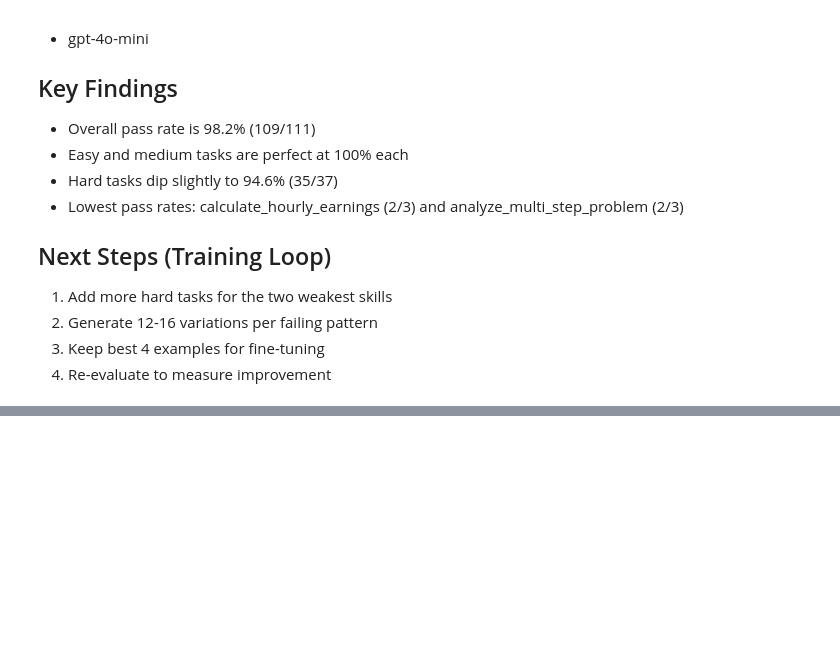
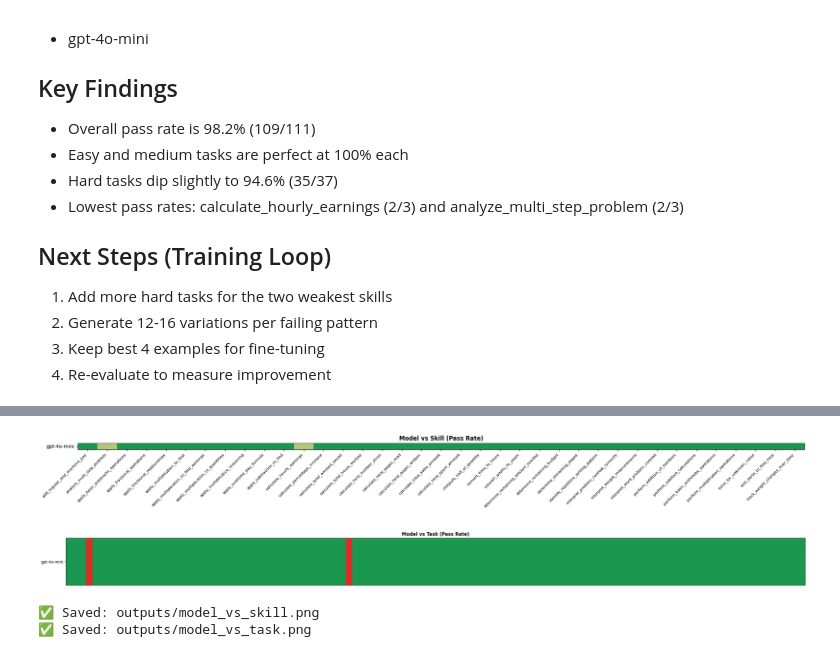
Before and after one commit to miku1001/llm-skills-pipeline, a Jupyter notebook: analyze_evalution.ipynb, the cells around one changed output, grey strips where cells are left out. Drawn from its saved outputs; the diff is of its cells as text; code cells hidden in the pictures; blank space fills up the shorter version.

Commit message:
Add evaluation matrices and performance sorting to analysis notebook

```diff
--- a/analyze_evalution.ipynb
+++ b/analyze_evalution.ipynb
@@ -206,0 +245,50 @@ Result       : ✅ PASS
+# %%
+# Model vs Skill / Task matrices (single-model setup)
+model_name = "gpt-4o-mini"
+df_model = df.copy()
+df_model["model"] = model_name
+
+# Model vs Skill heatmap (1 x N)
+model_skill = df_model.pivot_table(
+    index="model",
+    columns="skill_name",
+    values="is_correct",
+    aggfunc="mean"
+ )
+
+fig, ax = plt.subplots(figsize=(max(6, len(model_skill.columns) * 0.6), 2.4))
+im = ax.imshow(model_skill.values, vmin=0, vmax=1, cmap=cmap, aspect="auto")
+ax.set_yticks([0])
+ax.set_yticklabels(model_skill.index)
+ax.set_xticks(range(len(model_skill.columns)))
+ax.set_xticklabels(model_skill.columns, rotation=45, ha="right", fontsize=8)
+ax.set_title("Model vs Skill (Pass Rate)", fontsize=12, fontweight="bold")
+plt.tight_layout()
+plt.savefig("outputs/model_vs_skill.png", dpi=150, bbox_inches="tight")
+plt.show()
+
+# Model vs Task heatmap (1 x N)
+model_task = df_model.pivot_table(
+    index="model",
+    columns="task_uid",
+    values="is_correct",
+    aggfunc="mean"
+ )
+
+fig, ax = plt.subplots(figsize=(max(6, len(model_task.columns) * 0.25), 2.2))
+im = ax.imshow(model_task.values, vmin=0, vmax=1, cmap=cmap, aspect="auto")
+ax.set_yticks([0])
+ax.set_yticklabels(model_task.index)
+ax.set_xticks([])
+ax.set_title("Model vs Task (Pass Rate)", fontsize=12, fontweight="bold")
+plt.tight_layout()
+plt.savefig("outputs/model_vs_task.png", dpi=150, bbox_inches="tight")
+plt.show()
+
+print("✅ Saved: outputs/model_vs_skill.png")
+print("✅ Saved: outputs/model_vs_task.png")
+# %% [output]
+[figure, added]
+[figure, added]
+✅ Saved: outputs/model_vs_skill.png
+✅ Saved: outputs/model_vs_task.png
```
Also changed, not shown: parts of 4 cells of this notebook, 4 other files.
